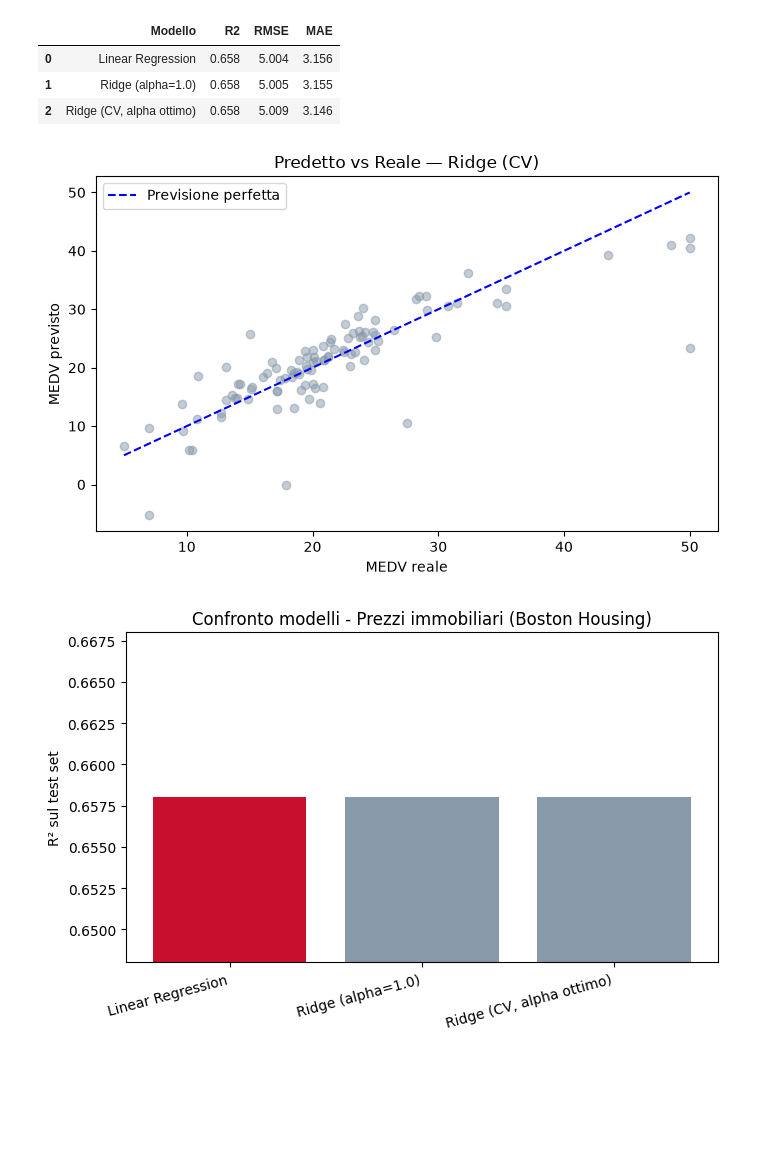
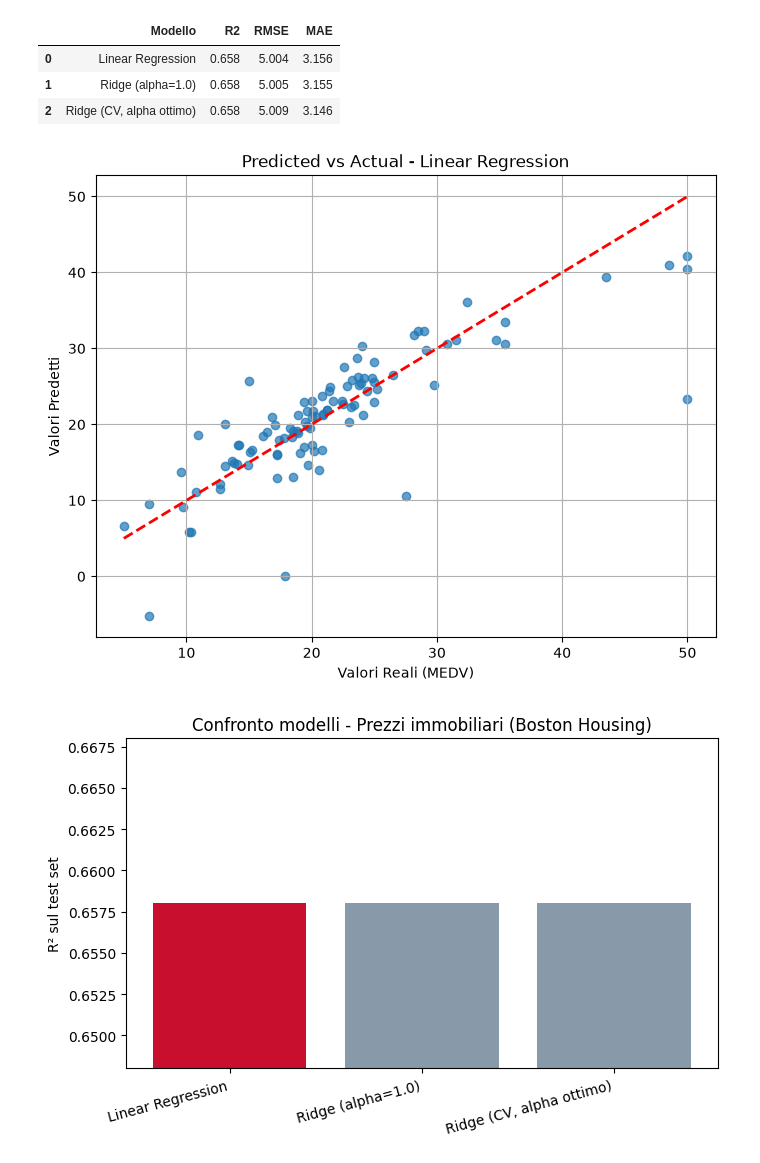
Before and after one commit to dafnebisceglia/Machine_Learning, a Jupyter notebook: ESAME FINALE/ml_final_exam_pulito.ipynb, the cells around one changed output. Drawn from its saved outputs; the diff is of its cells as text; code cells hidden in the pictures; blank space fills up the shorter version.

```diff
--- a/ESAME FINALE/ml_final_exam_pulito.ipynb
+++ b/ESAME FINALE/ml_final_exam_pulito.ipynb
@@ -347,20 +347,16 @@ tabella
 | 1 | Ridge (alpha=1.0) | 0.658 | 5.005 | 3.155 |
 | 2 | Ridge (CV, alpha ottimo) | 0.658 | 5.009 | 3.146 |
 # %%
-plt.figure()
-plt.scatter(y_test, y_pred_ridge_cv, alpha=0.5, color="#8899aa")
-
-lim = [y_test.min(), y_test.max()]
-plt.plot(lim, lim, color="blue", linestyle="--", label="Previsione perfetta")
-
-plt.xlabel("MEDV reale")
-plt.ylabel("MEDV previsto")
-plt.title("Predetto vs Reale — Ridge (CV)")
-plt.legend()
-plt.tight_layout()
+plt.figure(figsize=(8, 6))
+plt.scatter(y_test, y_pred, alpha=0.7)
+plt.plot([y_test.min(), y_test.max()], [y_test.min(), y_test.max()], 'r--', lw=2)
+plt.xlabel('Valori Reali (MEDV)')
+plt.ylabel('Valori Predetti')
+plt.title('Predicted vs Actual - Linear Regression')
+plt.grid(True)
 plt.show()
 # %% [output]
-[figure, old version]
+[figure, new version]
 # %%
 plt.figure()
 nomi, valori_r2 = tabella["Modello"], tabella["R2"]
```
